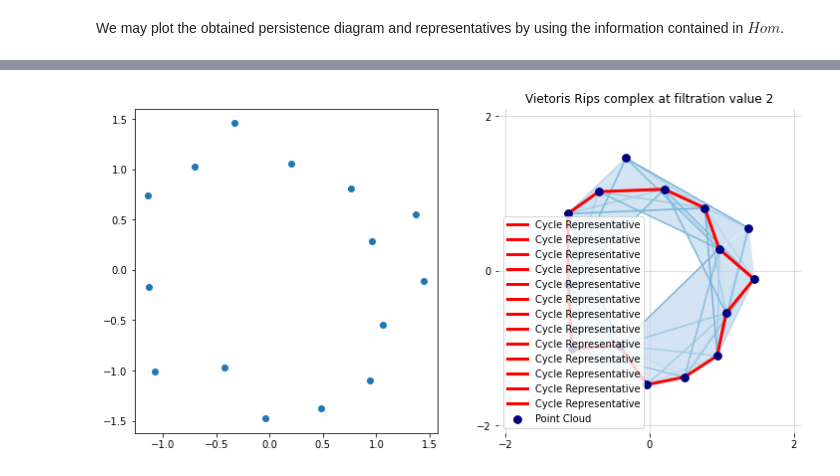
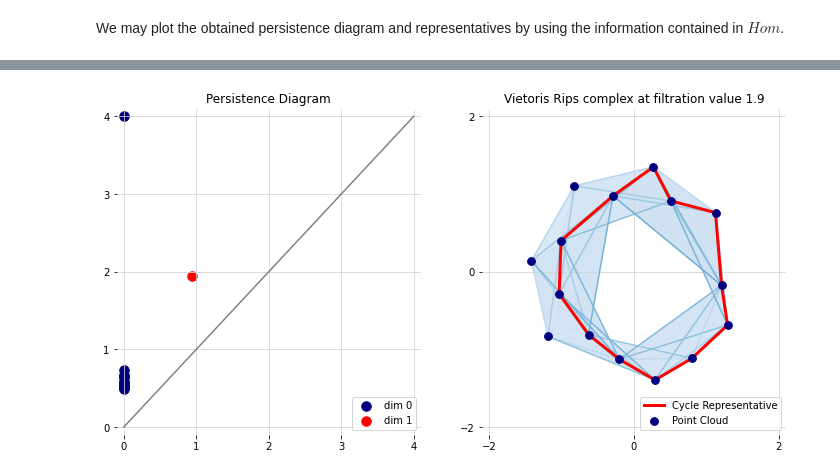
Before and after one commit to atorras1618/PerMaViss, a Jupyter notebook: examples/PerMaViss intro.ipynb, the cells around one changed output, grey strips where cells are left out. Cells and saved outputs as stored; diff of their text form; code cells hidden in the pictures.

```diff
--- a/examples/PerMaViss intro.ipynb
+++ b/examples/PerMaViss intro.ipynb
@@ -121,7 +126,7 @@ print(Hom[1].coordinates[:, 0])
  0. 0. 0. 0. 0. 0. 0. 0. 0.]
 # %%
 blues = mpl.cm.get_cmap('Blues') # get colormap for plotting
-max_plotting_r = 2 # set maximum filtration for plotting purposes
+max_plotting_r = 1.9 # set maximum filtration for plotting purposes
 
 fig = plt.figure(figsize=(12,6))
 
@@ -130,7 +135,28 @@ ax1 = fig.add_subplot(1,2,2)
 
 # plot point persistence diagram #################################################
 
-ax0.scatter(X[:,0], X[:,1])
+ax0.set(frame_on=False)
+ax0.grid(c='lightgray')
+
+barcode0 = Hom[0].barcode
+ax0.scatter(barcode0[:,0], barcode0[:,1], c='navy', s=90, label='dim 0')
+
+barcode1 = Hom[1].barcode
+ax0.scatter(barcode1[:,0], barcode1[:,1], c='red', s=90, label='dim 1')
+
+ax0.plot([0, max_r], [0, max_r], c='gray') # plot diagonal
+
+# set axes layout
+ax0.set_xlim([-0.1, max_r + 0.1])
+ax0.set_ylim([-0.1, max_r + 0.1])
+ax0.set_xticks(range(5))
+ax0.set_yticks(range(5))
+#set labels
+ax0.set_title("Persistence Diagram")
+# avoid repeating labels on legend
+handles, labels = ax0.get_legend_handles_labels()
+by_label = dict(zip(labels, handles)) # dictionary deletes repeating labels
+ax0.legend(by_label.values(), by_label.keys(), loc='lower right')
 
 # plot cycle representative #################################################
 
@@ -140,35 +166,38 @@ ax1.grid(c='lightgray')
 # plot 2D simplices
 for idx, triangle in enumerate(C[2]):
     if R[2][idx] < max_plotting_r:
         vertices = X[triangle]
         ax1.fill(vertices[:, 0], vertices[:, 1], facecolor=blues(R[2][idx]/(5*max_plotting_r)))
 # plot edges
 for idx, edge in enumerate(C[1]):
     if R[1][idx] < max_plotting_r:
         vertices = X[edge]
         ax1.plot(vertices[:, 0], vertices[:, 1], color=blues(R[1][idx]/(2*max_plotting_r)))
 
 # add cycle representative
 for idx, coeff in enumerate(Hom[1].coordinates[:, 0]):
     if coeff != 0:
         edge = C[1][idx] # get edge from index
         vertices = X[edge] # recover vertices
         ax1.plot(vertices[:, 0], vertices[:, 1], color='red', linewidth=3, label='Cycle Representative')
 
 # scatter plot
 ax1.scatter(X[:,0], X[:,1], s=60, c='navy', zorder=2.5, label='Point Cloud')
 
-# set layout
+# set axes layout
 ax1.set_xlim([-2.1,2.1])
 ax1.set_ylim([-2.1,2.1])
 ax1.set_xticks([-2,0,2])
 ax1.set_yticks([-2,0,2])
 #set labels
 ax1.set_title("Vietoris Rips complex at filtration value " + str(max_plotting_r))
-ax1.legend()
+# avoid repeating labels on legend
+handles, labels = ax1.get_legend_handles_labels()
+by_label = dict(zip(labels, handles)) # dictionary deletes repeating labels
+ax1.legend(by_label.values(), by_label.keys(), loc='lower right')
 
-# show figure ########################################################
+# save figure ########################################################
 
-plt.show()
+plt.savefig("figures/diagram_rep_circle.png", pad_inches=0.05, bbox_inches=None)
 # %% [output]
-[figure, old version]
+[figure, new version]
```
Also changed, not shown: parts of 5 cells of this notebook, 4 other files.
